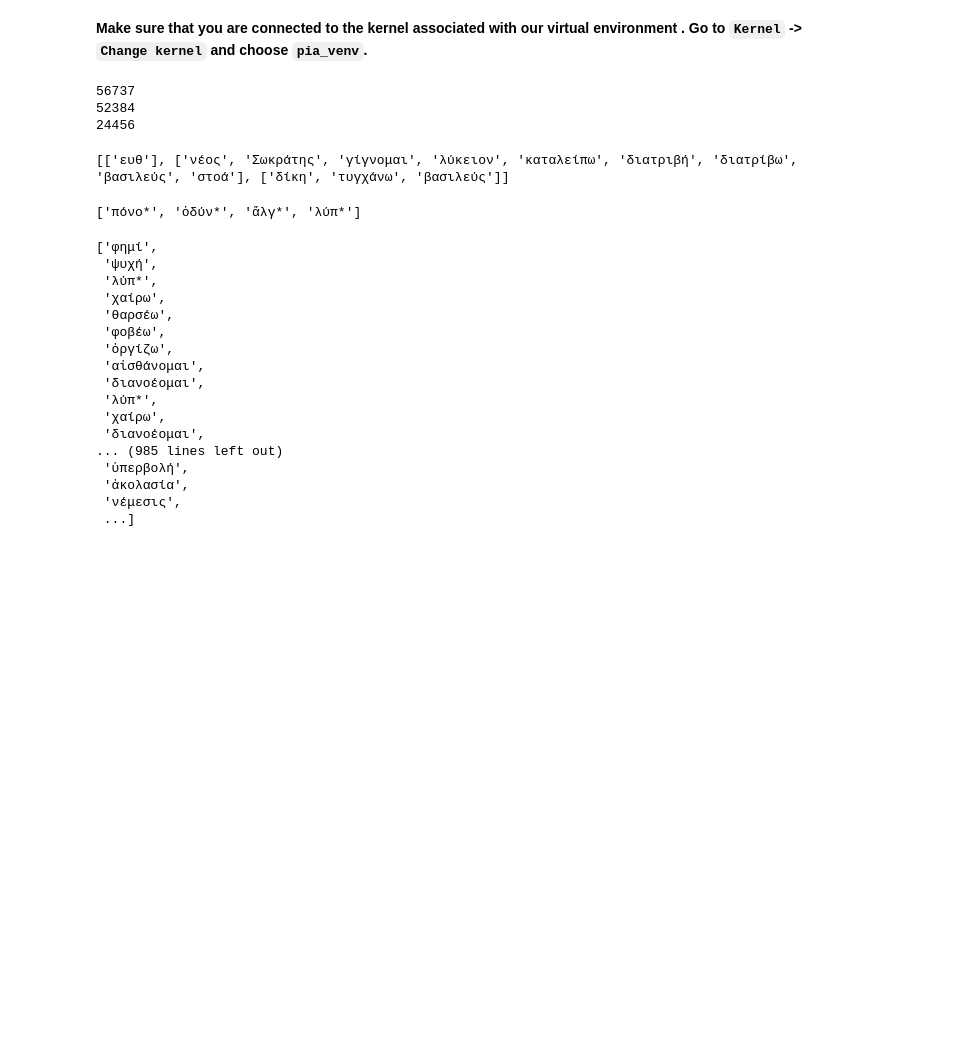
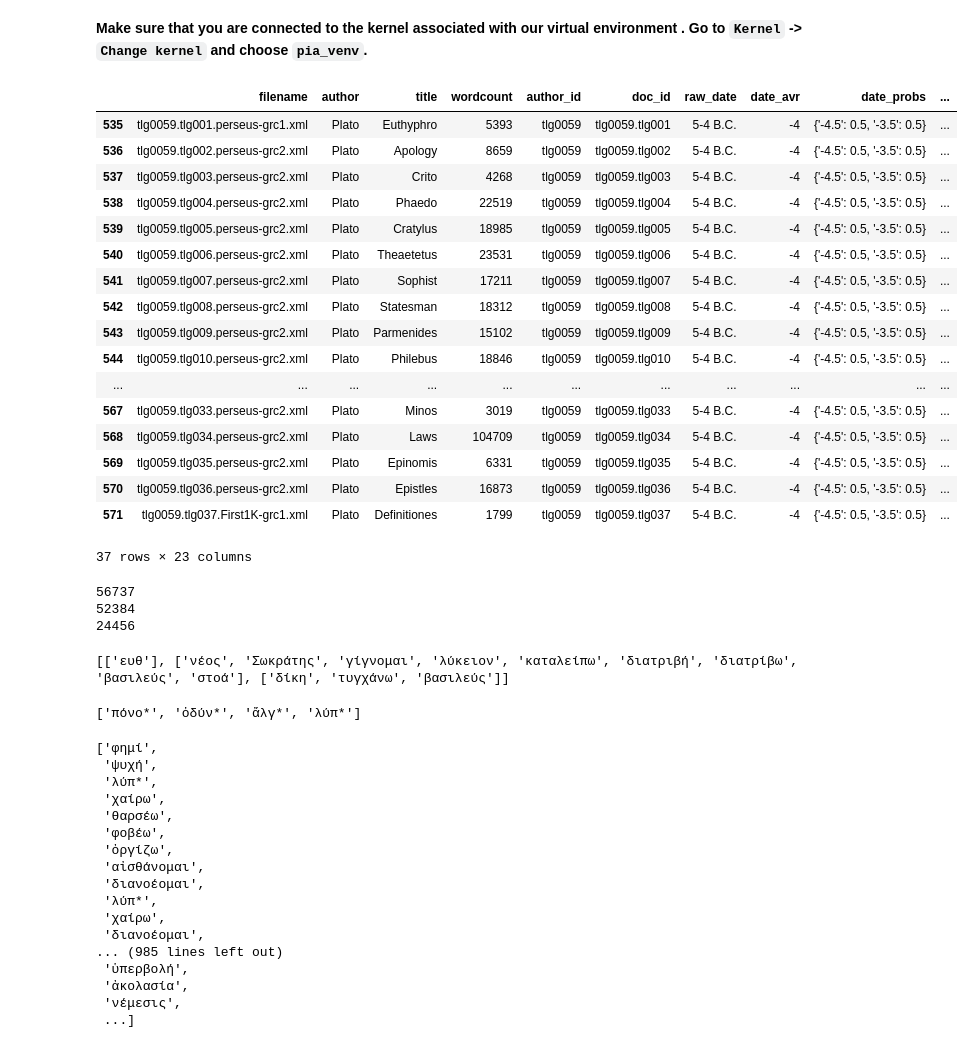
Before and after one commit to kasev/PIPA, a Jupyter notebook: scripts/4_PAIN-SENTENCES.ipynb, the cells around one changed output. Saved outputs shown, nothing was run; the diff lists cells and outputs as text; code cells hidden in the pictures; blank space fills up the shorter version.

```diff
--- a/scripts/4_PAIN-SENTENCES.ipynb
+++ b/scripts/4_PAIN-SENTENCES.ipynb
@@ -16,6 +16,27 @@ import math
 c_aristotelicum = pd.read_json("../data/c_aristotelicum_repl.json")
 c_platonicum = pd.read_json("../data/c_platonicum_repl.json")
 c_hippocraticum = pd.read_json("../data/c_hippocraticum_repl.json")
+# %%
+c_platonicum
+# %% [output]
+|  | filename | author | title | wordcount | author_id | doc_id | raw_date | date_avr | date_probs | ... |
+| 535 | tlg0059.tlg001.perseus-grc1.xml | Plato | Euthyphro | 5393 | tlg0059 | tlg0059.tlg001 | 5-4 B.C. | -4 | {'-4.5': 0.5, '-3.5': 0.5} | ... |
+| 536 | tlg0059.tlg002.perseus-grc2.xml | Plato | Apology | 8659 | tlg0059 | tlg0059.tlg002 | 5-4 B.C. | -4 | {'-4.5': 0.5, '-3.5': 0.5} | ... |
+| 537 | tlg0059.tlg003.perseus-grc2.xml | Plato | Crito | 4268 | tlg0059 | tlg0059.tlg003 | 5-4 B.C. | -4 | {'-4.5': 0.5, '-3.5': 0.5} | ... |
+| 538 | tlg0059.tlg004.perseus-grc2.xml | Plato | Phaedo | 22519 | tlg0059 | tlg0059.tlg004 | 5-4 B.C. | -4 | {'-4.5': 0.5, '-3.5': 0.5} | ... |
+| 539 | tlg0059.tlg005.perseus-grc2.xml | Plato | Cratylus | 18985 | tlg0059 | tlg0059.tlg005 | 5-4 B.C. | -4 | {'-4.5': 0.5, '-3.5': 0.5} | ... |
+| 540 | tlg0059.tlg006.perseus-grc2.xml | Plato | Theaetetus | 23531 | tlg0059 | tlg0059.tlg006 | 5-4 B.C. | -4 | {'-4.5': 0.5, '-3.5': 0.5} | ... |
+| 541 | tlg0059.tlg007.perseus-grc2.xml | Plato | Sophist | 17211 | tlg0059 | tlg0059.tlg007 | 5-4 B.C. | -4 | {'-4.5': 0.5, '-3.5': 0.5} | ... |
+| 542 | tlg0059.tlg008.perseus-grc2.xml | Plato | Statesman | 18312 | tlg0059 | tlg0059.tlg008 | 5-4 B.C. | -4 | {'-4.5': 0.5, '-3.5': 0.5} | ... |
+| 543 | tlg0059.tlg009.perseus-grc2.xml | Plato | Parmenides | 15102 | tlg0059 | tlg0059.tlg009 | 5-4 B.C. | -4 | {'-4.5': 0.5, '-3.5': 0.5} | ... |
+| 544 | tlg0059.tlg010.perseus-grc2.xml | Plato | Philebus | 18846 | tlg0059 | tlg0059.tlg010 | 5-4 B.C. | -4 | {'-4.5': 0.5, '-3.5': 0.5} | ... |
+| ... | ... | ... | ... | ... | ... | ... | ... | ... | ... | ... |
+| 567 | tlg0059.tlg033.perseus-grc2.xml | Plato | Minos | 3019 | tlg0059 | tlg0059.tlg033 | 5-4 B.C. | -4 | {'-4.5': 0.5, '-3.5': 0.5} | ... |
+| 568 | tlg0059.tlg034.perseus-grc2.xml | Plato | Laws | 104709 | tlg0059 | tlg0059.tlg034 | 5-4 B.C. | -4 | {'-4.5': 0.5, '-3.5': 0.5} | ... |
+| 569 | tlg0059.tlg035.perseus-grc2.xml | Plato | Epinomis | 6331 | tlg0059 | tlg0059.tlg035 | 5-4 B.C. | -4 | {'-4.5': 0.5, '-3.5': 0.5} | ... |
+| 570 | tlg0059.tlg036.perseus-grc2.xml | Plato | Epistles | 16873 | tlg0059 | tlg0059.tlg036 | 5-4 B.C. | -4 | {'-4.5': 0.5, '-3.5': 0.5} | ... |
+| 571 | tlg0059.tlg037.First1K-grc1.xml | Plato | Definitiones | 1799 | tlg0059 | tlg0059.tlg037 | 5-4 B.C. | -4 | {'-4.5': 0.5, '-3.5': 0.5} | ... |
+37 rows × 23 columns
 # %%
 # greek dictionary - used for automatic translations
 morpheus_by_lemma = json.loads(requests.get("https://sciencedata.dk/public/8fe7d59de1eafe5f8eaebc0044534606/morpheus_by_lemma.json").content)
```
Also changed, not shown: 3 other files.
